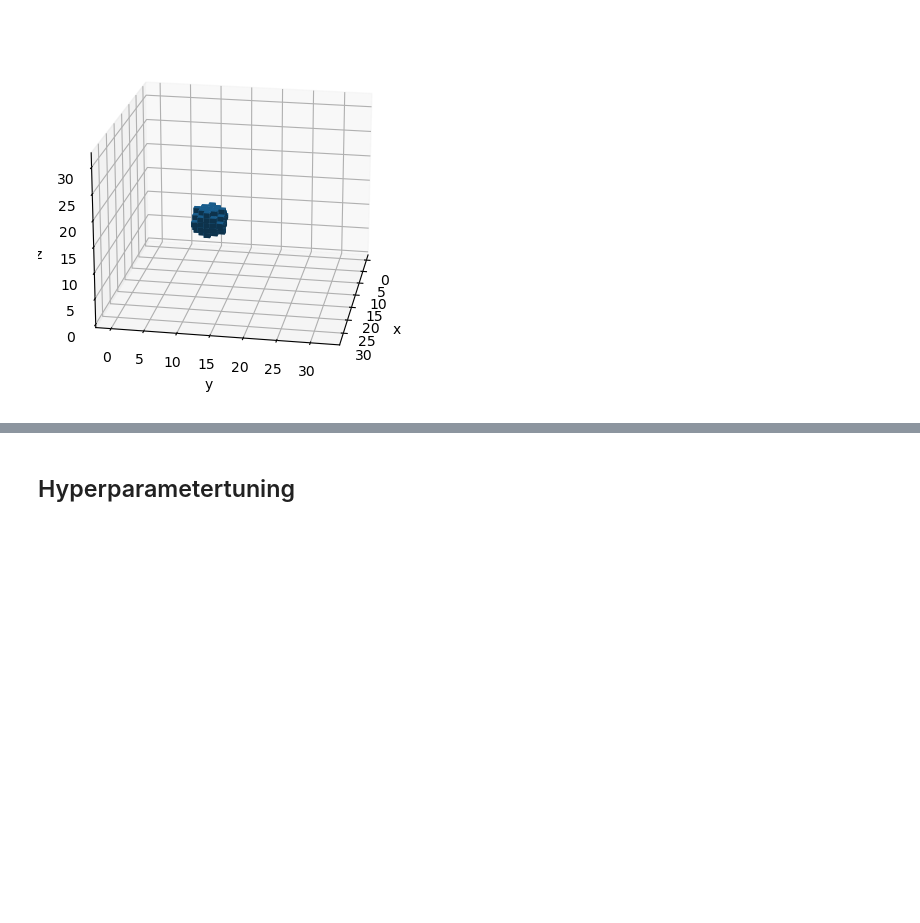
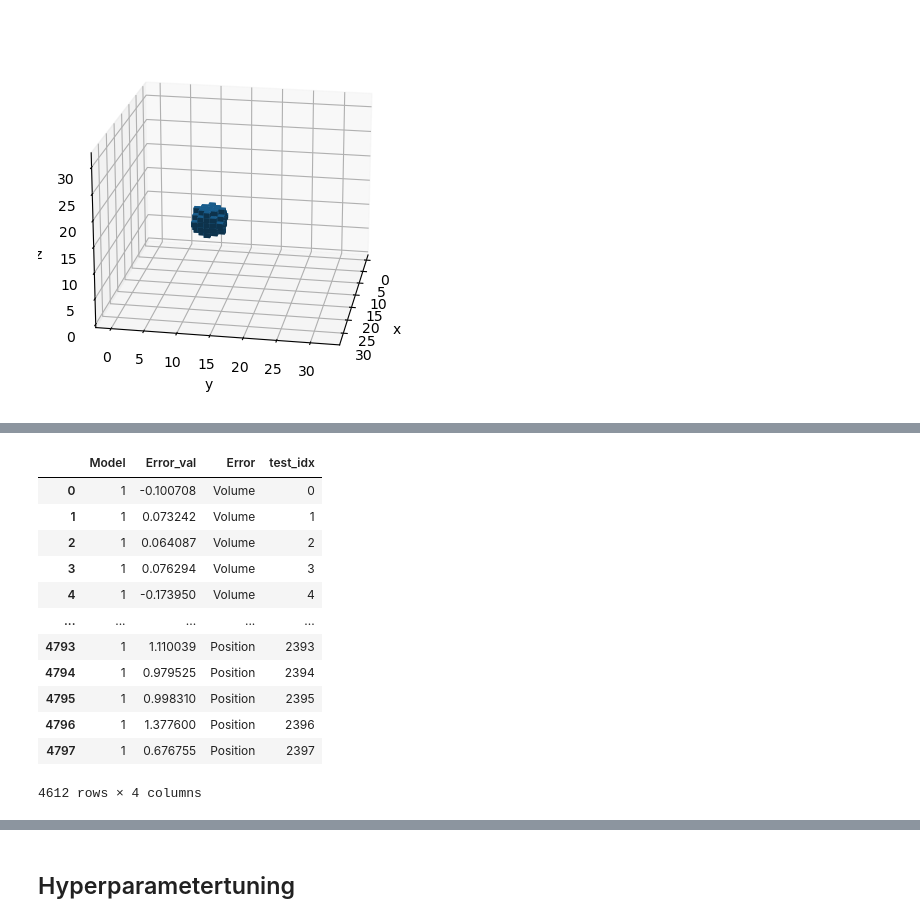
Before and after one commit to JacobTh98/DD3D-EIT, a Jupyter notebook: stage_1_VAE.ipynb, the cells around one changed output, grey strips where cells are left out. Drawn from its saved outputs; the diff is of its cells as text; code cells hidden in the pictures; blank space fills up the shorter version.

```diff
--- a/stage_1_VAE.ipynb
+++ b/stage_1_VAE.ipynb
@@ -328,0 +500,18 @@ for rdn in np.random.randint(low=0, high=X_test.shape[0], size=5):
+# %%
+acc_measure_df = pd.DataFrame(acc_measure).dropna()
+acc_measure_df.to_csv(f"models/vaes/vae_acc_measure_{vae_idx}.csv", index=False)
+acc_measure_df
+# %% [output]
+|  | Model | Error_val | Error | test_idx |
+| 0 | 1 | -0.100708 | Volume | 0 |
+| 1 | 1 | 0.073242 | Volume | 1 |
+| 2 | 1 | 0.064087 | Volume | 2 |
+| 3 | 1 | 0.076294 | Volume | 3 |
+| 4 | 1 | -0.173950 | Volume | 4 |
+| ... | ... | ... | ... | ... |
+| 4793 | 1 | 1.110039 | Position | 2393 |
+| 4794 | 1 | 0.979525 | Position | 2394 |
+| 4795 | 1 | 0.998310 | Position | 2395 |
+| 4796 | 1 | 1.377600 | Position | 2396 |
+| 4797 | 1 | 0.676755 | Position | 2397 |
+4612 rows × 4 columns
```
Also changed, not shown: parts of 33 cells of this notebook, 5 other files.
